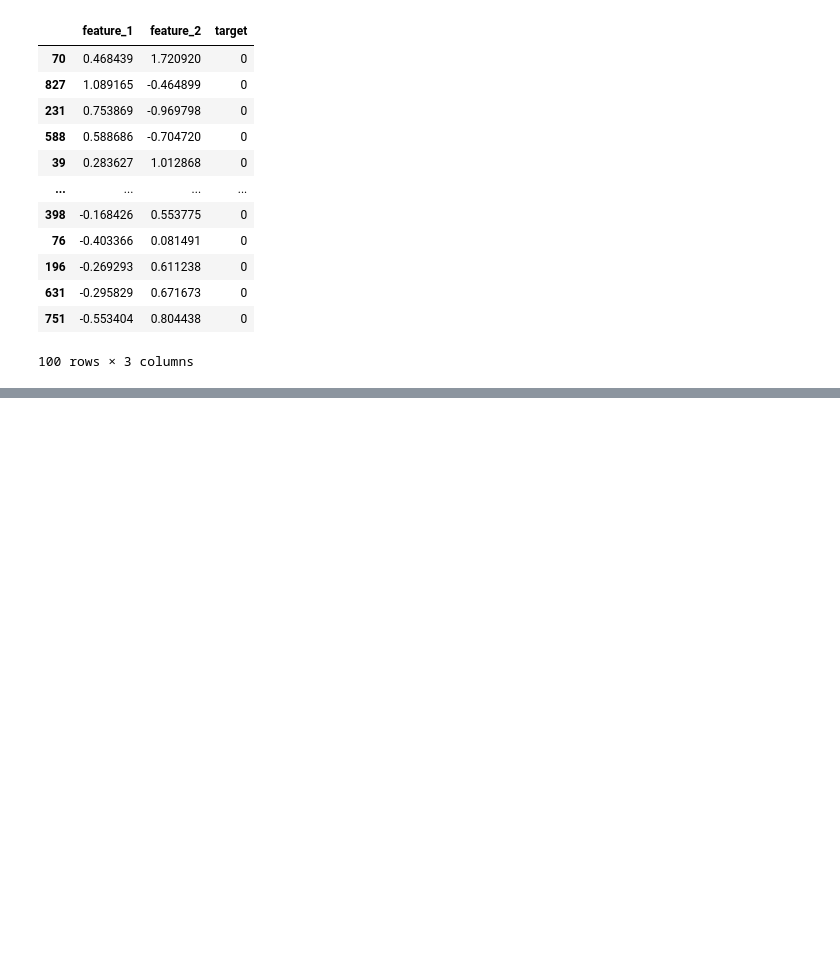
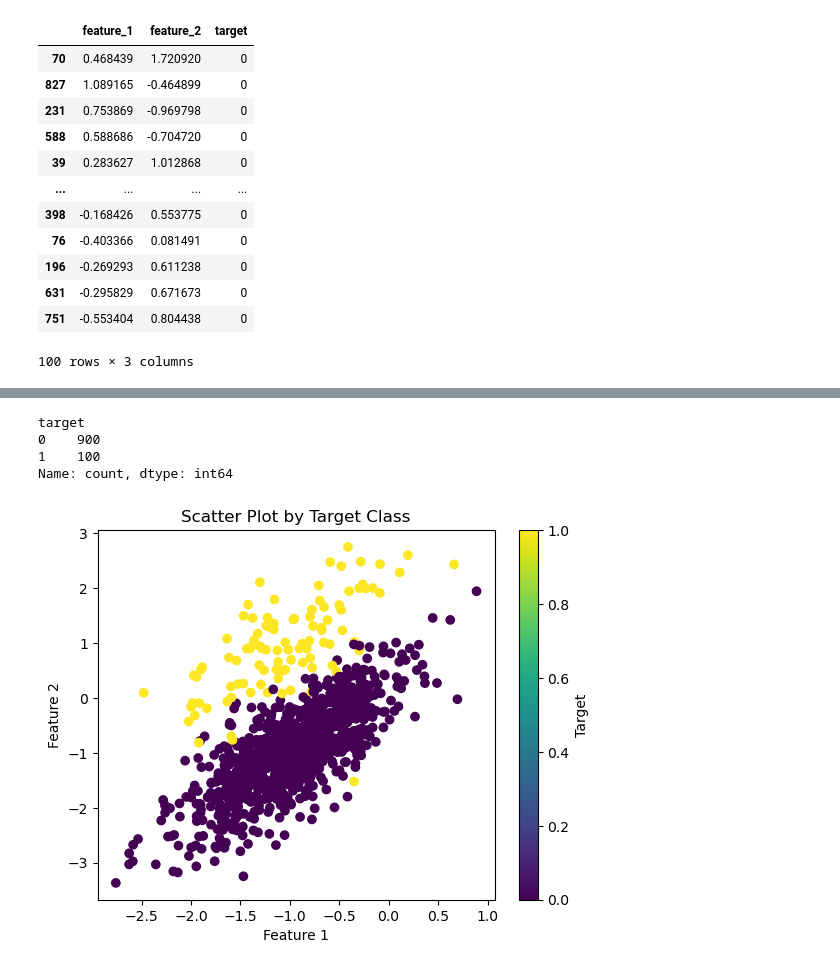
Before and after one commit to Deepika8383/data_science, a Jupyter notebook: Basics/handlingImbalanceDataset.ipynb, the cells around one changed output, grey strips where cells are left out. Drawn from its saved outputs; the diff is of its cells as text; code cells hidden in the pictures; blank space fills up the shorter version.

```diff
--- a/Basics/handlingImbalanceDataset.ipynb
+++ b/Basics/handlingImbalanceDataset.ipynb
@@ -136,0 +160,9 @@ df_downsampled=pd.concat([df_minority,df_majority_downsampled])
+# %%
+X,y=make_classification(n_samples=1000,n_redundant=0,n_features=2,n_clusters_per_class=1,
+                   weights=[0.90],random_state=12)
+# %%
+import pandas as pd
+df1=pd.DataFrame(X,columns=['f1','f2'])
+df2=pd.DataFrame(y,columns=['target'])
+final_df=pd.concat([df1,df2],axis=1)
+final_df.head()
@@ -136,0 +176,17 @@ df_downsampled=pd.concat([df_minority,df_majority_downsampled])
+# %%
+final_df['target'].value_counts()
+# %% [output]
+target
+0    900
+1    100
+Name: count, dtype: int64
+# %%
+import matplotlib.pyplot as plt
+plt.scatter(final_df['f1'], final_df['f2'], c=final_df['target'])
+plt.xlabel('Feature 1')
+plt.ylabel('Feature 2')
+plt.title('Scatter Plot by Target Class')
+plt.colorbar(label='Target')
+plt.show()
+# %% [output]
+[figure, added]
```
Also changed, not shown: parts of 8 cells of this notebook.
